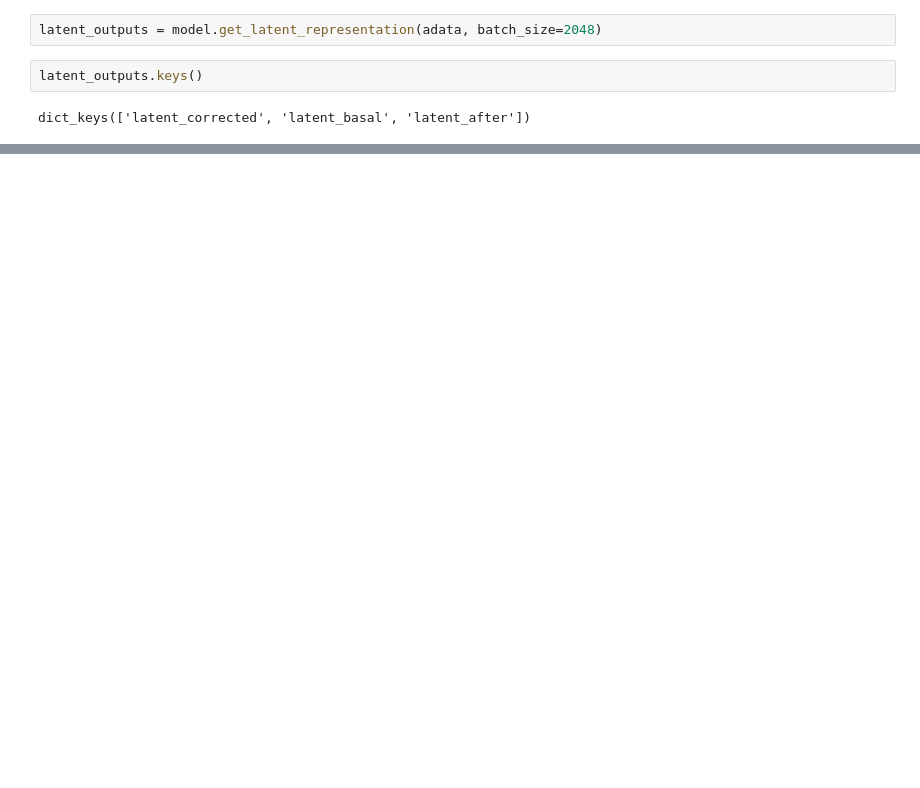
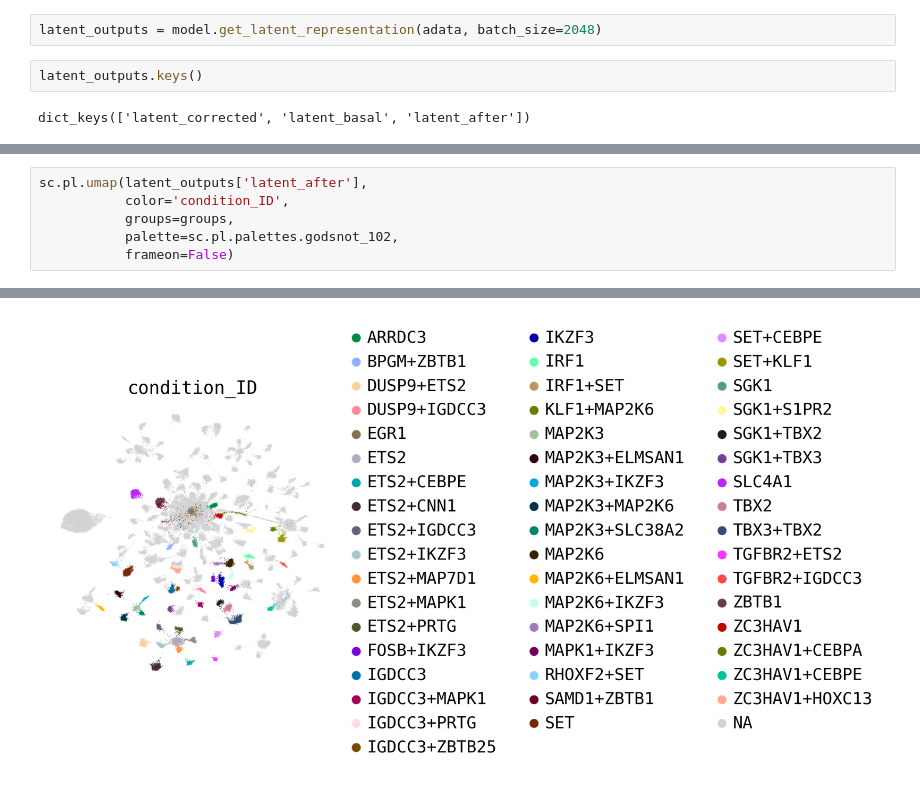
Before and after one commit to theislab/cpa, a Jupyter notebook: docs/tutorials/Norman.ipynb, the cells around one changed output, grey strips where cells are left out. Cells and saved outputs as stored; diff of their text form; blank space fills up the shorter version.

```diff
--- a/docs/tutorials/Norman.ipynb
+++ b/docs/tutorials/Norman.ipynb
@@ -392,0 +388,7 @@ sc.pl.violin(
+# %%
+sc.pl.umap(latent_outputs['latent_after'],
+           color='condition_ID',
+           groups=groups,
+           palette=sc.pl.palettes.godsnot_102,
+           frameon=False)
+# %% [output]
@@ -392,0 +396 @@ sc.pl.violin(
+[figure, added]
```
Also changed, not shown: parts of 22 cells of this notebook.
